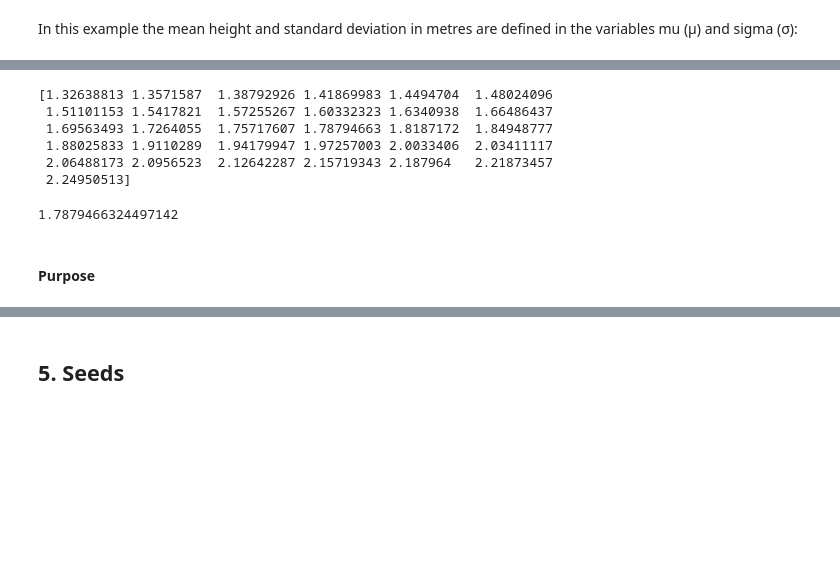
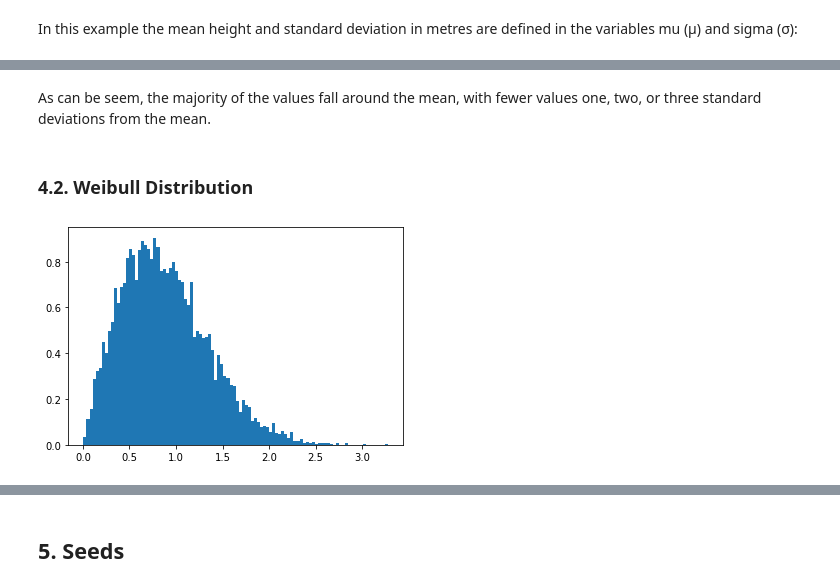
Before and after one commit to AndyWalker81/ProgrammingForDataAnalysis_Assessment, a Jupyter notebook: numpy-random.ipynb, the cells around one changed output, grey strips where cells are left out. Saved outputs shown, nothing was run; the diff lists cells and outputs as text; code cells hidden in the pictures; blank space fills up the shorter version.

Commit message:
Experiment with Weibull dist

```diff
--- a/numpy-random.ipynb
+++ b/numpy-random.ipynb
@@ -756,15 +762,20 @@ plt.show()
+# %% [markdown]
+As can be seem, the majority of the values fall around the mean, with fewer values one, two, or three standard deviations from the mean.
 # %%
-print (bins)
+#print (bins)
-# %% [output]
-[1.32638813 1.3571587  1.38792926 1.41869983 1.4494704  1.48024096
- 1.51101153 1.5417821  1.57255267 1.60332323 1.6340938  1.66486437
- 1.69563493 1.7264055  1.75717607 1.78794663 1.8187172  1.84948777
- 1.88025833 1.9110289  1.94179947 1.97257003 2.0033406  2.03411117
- 2.06488173 2.0956523  2.12642287 2.15719343 2.187964   2.21873457
- 2.24950513]
 # %%
-np.average(bins)
+#np.average(bins)
-# %% [output]
-1.7879466324497142
 # %% [markdown]
-#### Purpose
+### 4.2. Weibull Distribution
+# %%
+# import numpy
+import numpy as np
+import matplotlib.pyplot as plt
+
+# Using weibull() method
+gfg = np.random.weibull(2, 10000)
+
+plt.hist(gfg, bins = 100, density = True)
+plt.show()
+# %% [output]
+[figure, added]
```
Also changed, not shown: parts of 53 cells of this notebook.
